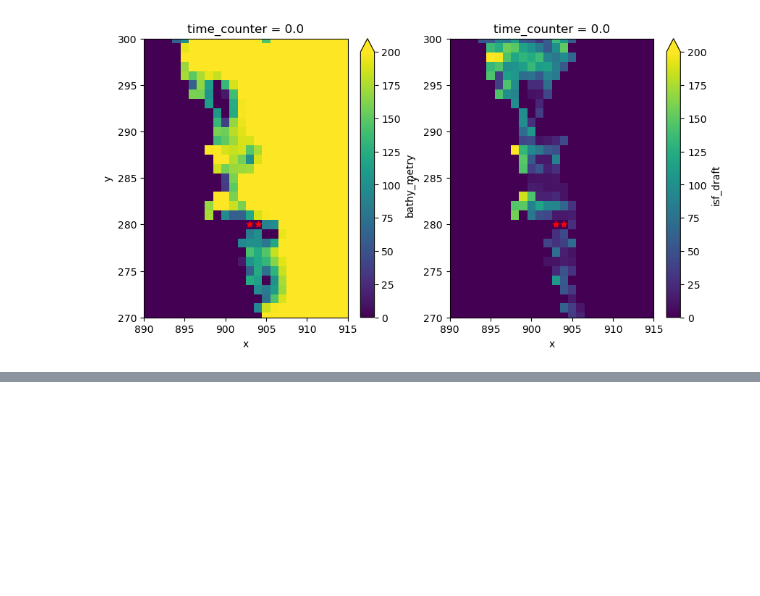
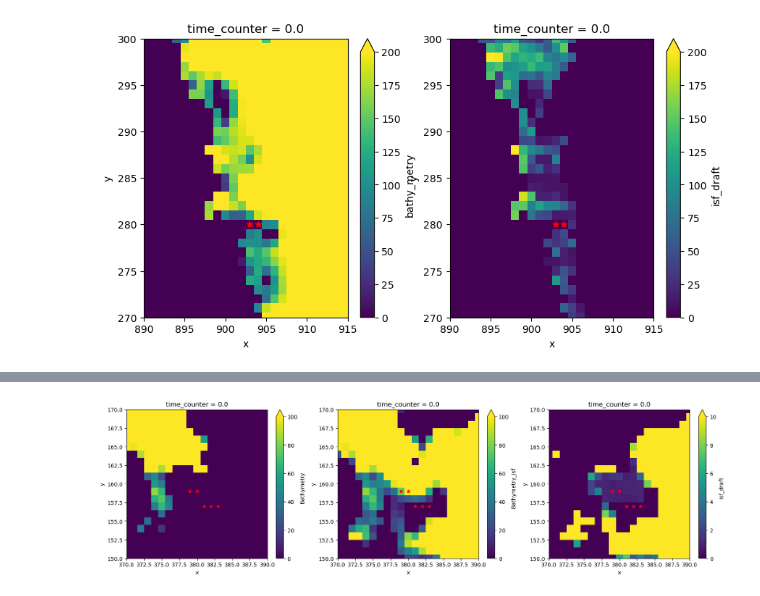
Before and after one commit to brogalla/analysis-birgal, a Jupyter notebook: nemo_config_setup/climate-experiments/CESM2/fill_iceshelf_hole_Nico.ipynb, the cells around one changed output, grey strips where cells are left out. Saved outputs shown, nothing was run; the diff lists cells and outputs as text; code cells hidden in the pictures; blank space fills up the shorter version.

```diff
--- a/nemo_config_setup/climate-experiments/CESM2/fill_iceshelf_hole_Nico.ipynb
+++ b/nemo_config_setup/climate-experiments/CESM2/fill_iceshelf_hole_Nico.ipynb
@@ -79,0 +114,31 @@ for axis in ax.ravel():
+# %%
+bathy_new = bathy_current.copy()
+xval=slice(379,381)
+yval=159
+
+# open upper row as cavity
+make_shelf = np.zeros(bathy_new['Bathymetry'].shape)
+make_shelf[yval, xval] = 1
+bathy_new['Bathymetry']  = xr.where(make_shelf==1, 0, bathy_current['Bathymetry'])
+bathy_new['isf_draft'].values[yval,xval] = bathy_current['isf_draft'].values[yval-1,xval] # fill with values just south
+
+# and fill lower row as land
+xval=slice(381,384)
+yval=157
+make_shelf = np.zeros(bathy_new['Bathymetry'].shape)
+make_shelf[yval, xval] = 1
+bathy_new['Bathymetry']     = xr.where(make_shelf==1, 0, bathy_new['Bathymetry'])
+bathy_new['Bathymetry_isf'] = xr.where(make_shelf==1, 0, bathy_new['Bathymetry_isf'])
+bathy_new.to_netcdf(f'{base_dir}bathymetry/bathy_meter_eORCA025_BedMachine3_IBCSO_AIS-20260121.nc')
+# %%
+fig, ax = plt.subplots(1,3, figsize=(20,5))
+kwags = {'ylim':(150,170), 'xlim':(370,390)}
+bathy_new.Bathymetry.plot(ax=ax[0], vmin=0, vmax=100, **kwags)
+bathy_new.Bathymetry_isf.plot(ax=ax[1], vmin=0, vmax=100, **kwags)
+bathy_new.isf_draft.plot(ax=ax[2], vmin=0, vmax=10, **kwags)
+
+for axis in ax.ravel():
+    axis.scatter([381, 382, 383], [157, 157, 157], marker='*', color='r')
+    axis.scatter([379, 380], [159, 159], marker='*', color='r')
+# %% [output]
+[figure, added]
```
Also changed, not shown: parts of 12 cells of this notebook.
